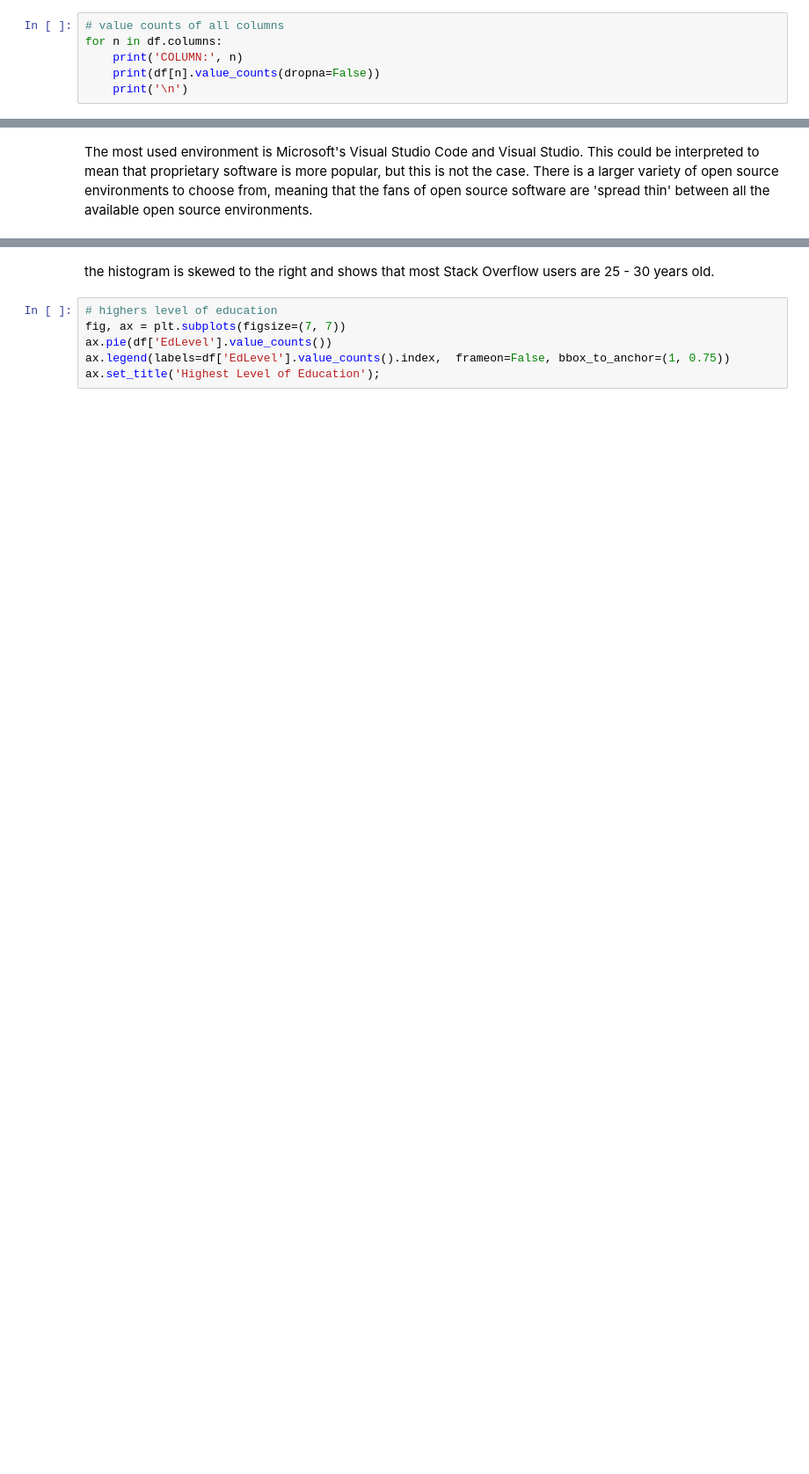
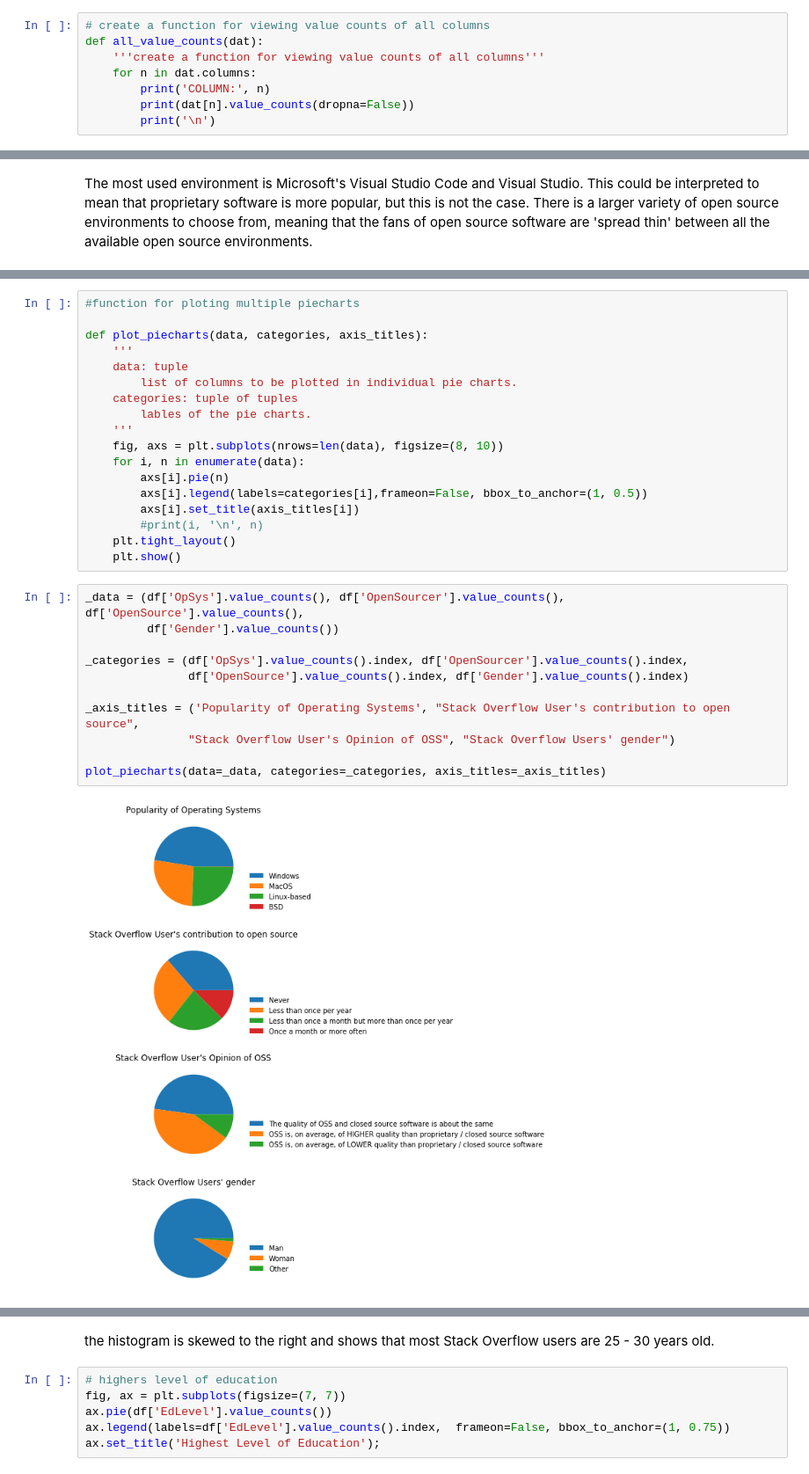
Before and after one commit to MarshEnterprises/Udacity_Project1, a Jupyter notebook: Blog_Post_Udacity_Project1.ipynb, the cells around one changed output, grey strips where cells are left out. Shown: that part at 88% size. Saved outputs shown, nothing was run; the diff lists cells and outputs as text; blank space fills up the shorter version.

```diff
--- a/Blog_Post_Udacity_Project1.ipynb
+++ b/Blog_Post_Udacity_Project1.ipynb
@@ -131,8 +131,10 @@ Gender             3477
 ConvertedComp     33060
 dtype: int64
 # %%
-# value counts of all columns
-for n in df.columns:
-    print('COLUMN:', n)
-    print(df[n].value_counts(dropna=False))
-    print('\n')
+# create a function for viewing value counts of all columns
+def all_value_counts(dat):
+    '''create a function for viewing value counts of all columns'''
+    for n in dat.columns:
+        print('COLUMN:', n)
+        print(dat[n].value_counts(dropna=False))
+        print('\n')
@@ -215 +215,32 @@ plt.title('Popularity of Operating Systems');
+# %%
+#function for ploting multiple piecharts
+
+def plot_piecharts(data, categories, axis_titles):
+    '''
+    data: tuple
+        list of columns to be plotted in individual pie charts.
+    categories: tuple of tuples
+        lables of the pie charts.
+    '''
+    fig, axs = plt.subplots(nrows=len(data), figsize=(8, 10))
+    for i, n in enumerate(data):
+        axs[i].pie(n)
+        axs[i].legend(labels=categories[i],frameon=False, bbox_to_anchor=(1, 0.5))
+        axs[i].set_title(axis_titles[i])
+        #print(i, '\n', n)
+    plt.tight_layout()
+    plt.show()
+# %%
+_data = (df['OpSys'].value_counts(), df['OpenSourcer'].value_counts(), df['OpenSource'].value_counts(),
+         df['Gender'].value_counts())
+
+_categories = (df['OpSys'].value_counts().index, df['OpenSourcer'].value_counts().index,
+               df['OpenSource'].value_counts().index, df['Gender'].value_counts().index)
+
+_axis_titles = ('Popularity of Operating Systems', "Stack Overflow User's contribution to open source",
+               "Stack Overflow User's Opinion of OSS", "Stack Overflow Users' gender")
+
+plot_piecharts(data=_data, categories=_categories, axis_titles=_axis_titles)
+# %% [output]
+[figure, added]
 # %% [markdown]
```
Also changed, not shown: parts of 14 cells of this notebook.
